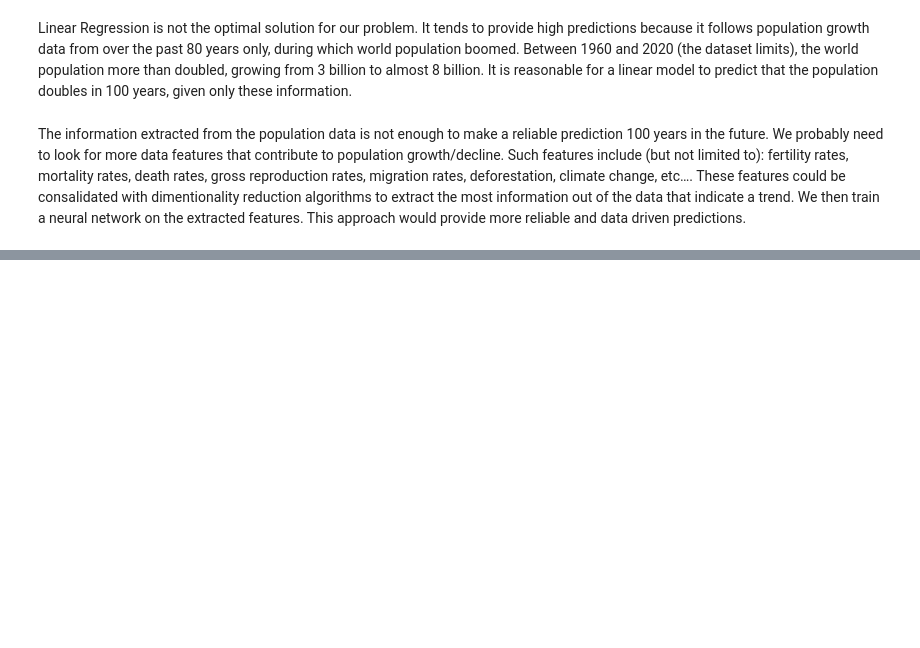
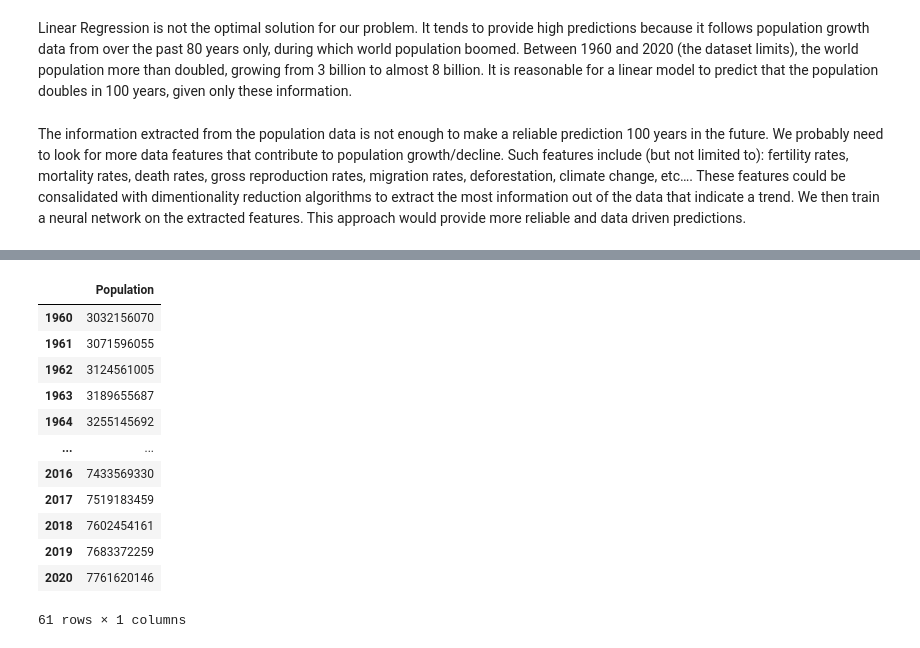
Before and after one commit to luisegarduno/PopulationPrediction, a Jupyter notebook: SamYassien/PopulationEstimation.ipynb, the cells around one changed output, grey strips where cells are left out. Drawn from its saved outputs; the diff is of its cells as text; code cells hidden in the pictures; blank space fills up the shorter version.

```diff
--- a/SamYassien/PopulationEstimation.ipynb
+++ b/SamYassien/PopulationEstimation.ipynb
@@ -194,0 +224,18 @@ The information extracted from the population data is not enough to make a relia
+# %%
+series.index = years
+series.index = series.index.to_period('Y')
+series
+# %% [output]
+|  | Population |
+| 1960 | 3032156070 |
+| 1961 | 3071596055 |
+| 1962 | 3124561005 |
+| 1963 | 3189655687 |
+| 1964 | 3255145692 |
+| ... | ... |
+| 2016 | 7433569330 |
+| 2017 | 7519183459 |
+| 2018 | 7602454161 |
+| 2019 | 7683372259 |
+| 2020 | 7761620146 |
+61 rows × 1 columns
```
Also changed, not shown: parts of 10 cells of this notebook, 2 other files.
